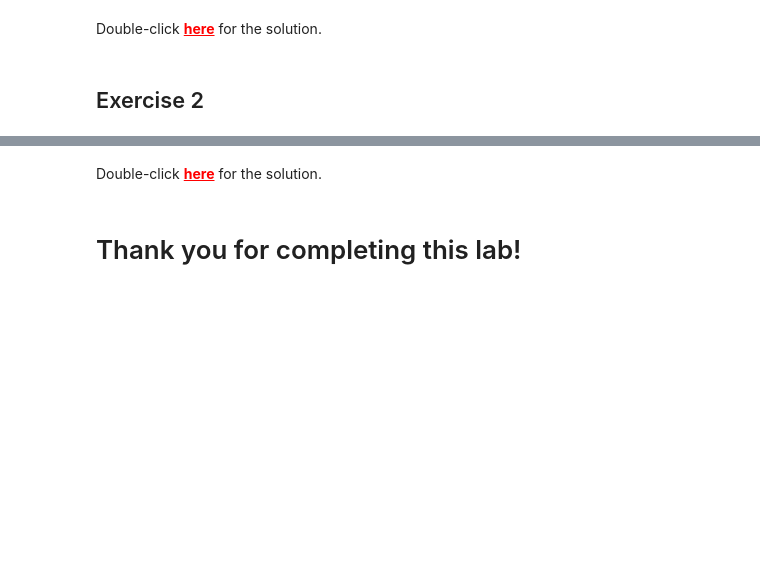
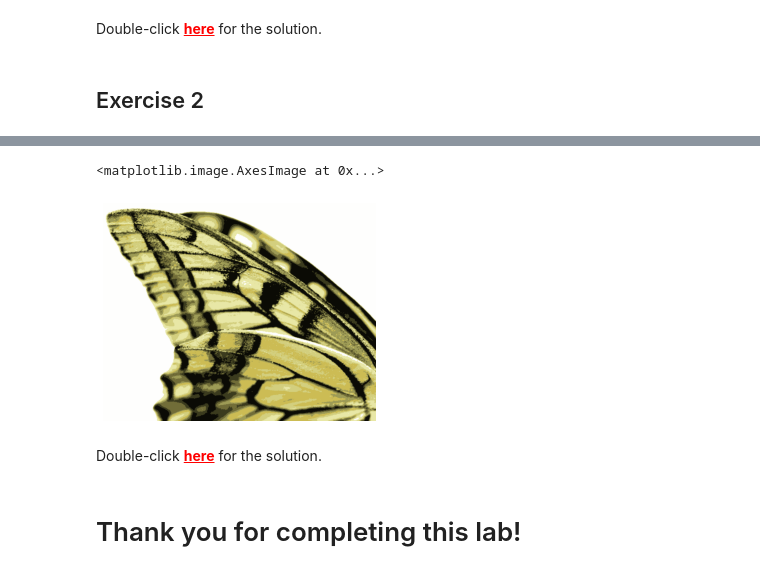
Before and after one commit to marti1125/acamica-ds-labs, a Jupyter notebook: computer_vision/Image_Compression_using_OpenCV.ipynb, the cells around one changed output, grey strips where cells are left out. Drawn from its saved outputs; the diff is of its cells as text; code cells hidden in the pictures; blank space fills up the shorter version.

```diff
--- a/computer_vision/Image_Compression_using_OpenCV.ipynb
+++ b/computer_vision/Image_Compression_using_OpenCV.ipynb
@@ -218,3 +259,33 @@ print("Original size of butterfly image is: {} Kilo Bytes".format(str(math.ceil(
+# %%
+# Write your code here to Perform K Means Clustering on the butterfly image
+# (stored in variable im3) and compress its size
+num_rows3 = im3.shape[0]
+num_cols3 = im3.shape[1]
+transform_image_for_KMeans3 = im3.reshape(num_rows3 * num_cols3, 3)
+
+
+kmeans3 = KMeans(n_clusters=8)
+kmeans3.fit(transform_image_for_KMeans3)
+
+cluster_centroids3 = np.asarray(kmeans3.cluster_centers_,dtype=np.uint8)
+
+# labels represent the label of each pixel and which cluster it belongs to
+labels3 = np.asarray(kmeans3.labels_,dtype=np.uint8 )
+labels3 = labels3.reshape(num_rows3, num_cols3);
+
+compressed_image3 = np.ones((num_rows3, num_cols3, 3), dtype=np.uint8)
+for r in range(num_rows3):
+    for c in range(num_cols3):
+        compressed_image3[r, c, :] = cluster_centroids3[labels3[r, c], :]
+
+cv2.imwrite("compressed_butterfly.png", compressed_image3)
+compressed_butterfly_im = cv2.imread("compressed_butterfly.png")
+compressed_butterfly_im_corrected = cv2.cvtColor(compressed_butterfly_im, cv2.COLOR_BGR2RGB)
+plt.axis('off')
+plt.imshow(compressed_butterfly_im_corrected)
+# %% [output]
+<matplotlib.image.AxesImage at 0x...>
+[figure, added]
 # %% [markdown]
 Double-click <font color="red"><b><u>here</b></u></font> for the solution.
 
```
Also changed, not shown: parts of 9 cells of this notebook, 7 other files.
